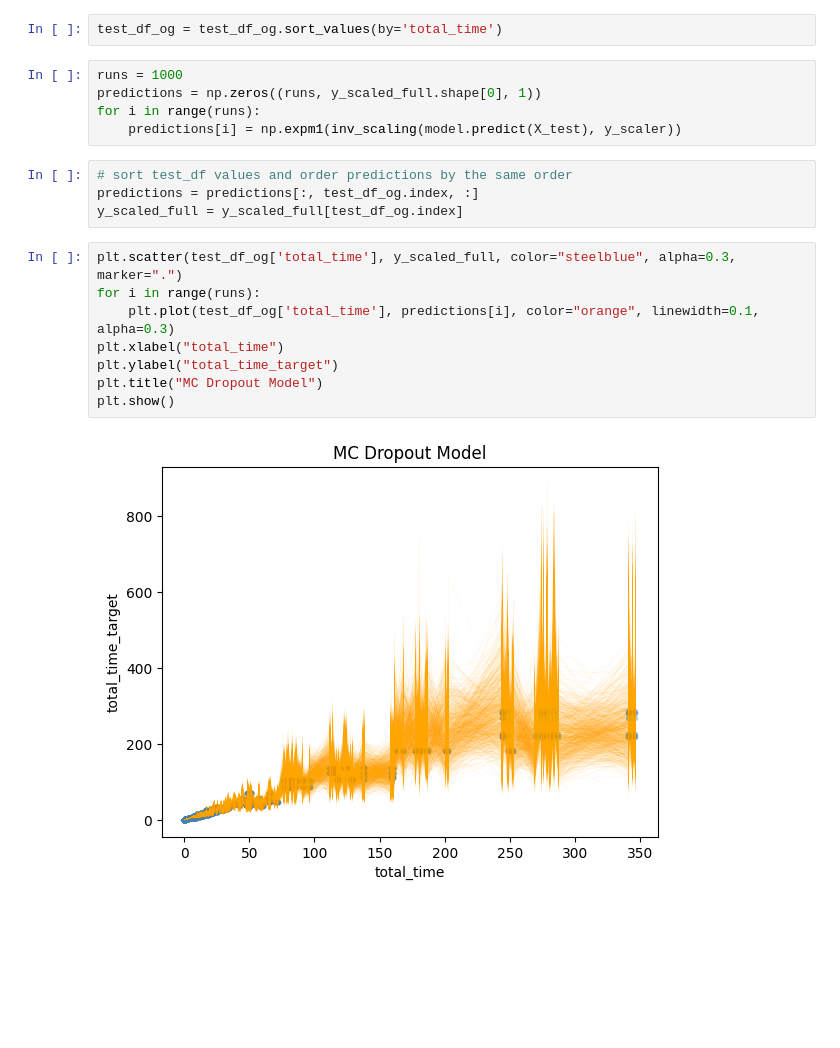
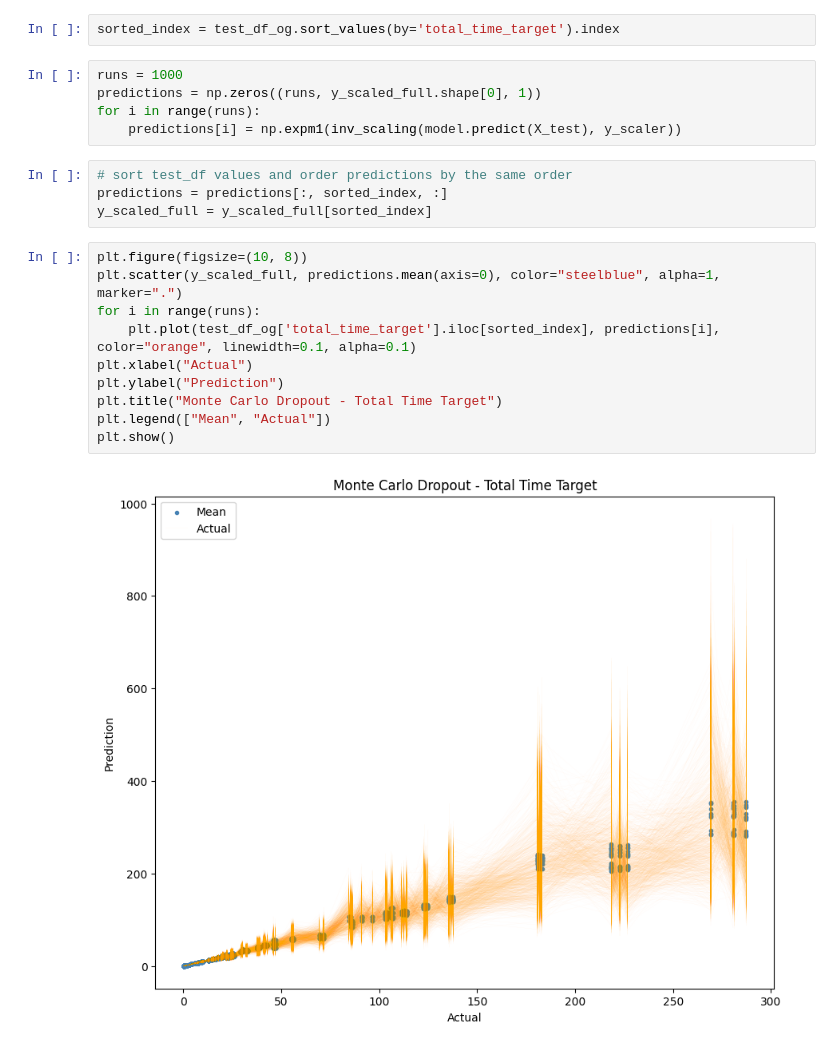
Before and after one commit to FrancoCabezasPoblete/resource-prediction-study, a Jupyter notebook: notebooks/modelMCDropout.ipynb, the cells around one changed output. Cells and saved outputs as stored; diff of their text form; blank space fills up the shorter version.

Commit message:
fix: plots in mcdropout & lr time only

```diff
--- a/notebooks/modelMCDropout.ipynb
+++ b/notebooks/modelMCDropout.ipynb
@@ -372,7 +372,7 @@ Max Prediction: 556.3872680664062 | Actual: 269.239990234375 | Error: 287.147277
 # %% [markdown]
 # Analysis of Results
 # %%
-test_df_og = test_df_og.sort_values(by='total_time')
+sorted_index = test_df_og.sort_values(by='total_time_target').index
 # %%
 runs = 1000
 predictions = np.zeros((runs, y_scaled_full.shape[0], 1))
@@ -380,16 +380,18 @@ for i in range(runs):
 	predictions[i] = np.expm1(inv_scaling(model.predict(X_test), y_scaler))
 # %%
 # sort test_df values and order predictions by the same order
-predictions = predictions[:, test_df_og.index, :]
-y_scaled_full = y_scaled_full[test_df_og.index]
+predictions = predictions[:, sorted_index, :]
+y_scaled_full = y_scaled_full[sorted_index]
 # %%
-plt.scatter(test_df_og['total_time'], y_scaled_full, color="steelblue", alpha=0.3, marker=".")
+plt.figure(figsize=(10, 8))
+plt.scatter(y_scaled_full, predictions.mean(axis=0), color="steelblue", alpha=1, marker=".")
 for i in range(runs):
-	plt.plot(test_df_og['total_time'], predictions[i], color="orange", linewidth=0.1, alpha=0.3)
-plt.xlabel("total_time")
-plt.ylabel("total_time_target")
-plt.title("MC Dropout Model")
+	plt.plot(test_df_og['total_time_target'].iloc[sorted_index], predictions[i], color="orange", linewidth=0.1, alpha=0.1)
+plt.xlabel("Actual")
+plt.ylabel("Prediction")
+plt.title("Monte Carlo Dropout - Total Time Target")
+plt.legend(["Mean", "Actual"])
 plt.show()
 # %% [output]
-[figure, old version]
+[figure, new version]
 # %%
```
Also changed, not shown: parts of 10 cells of this notebook, 1 other file.
